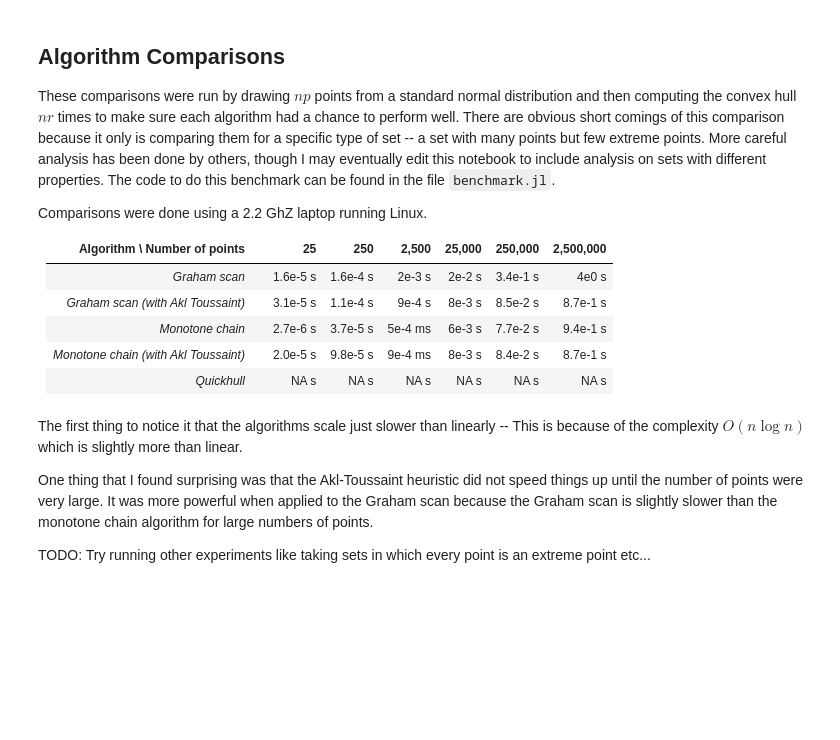
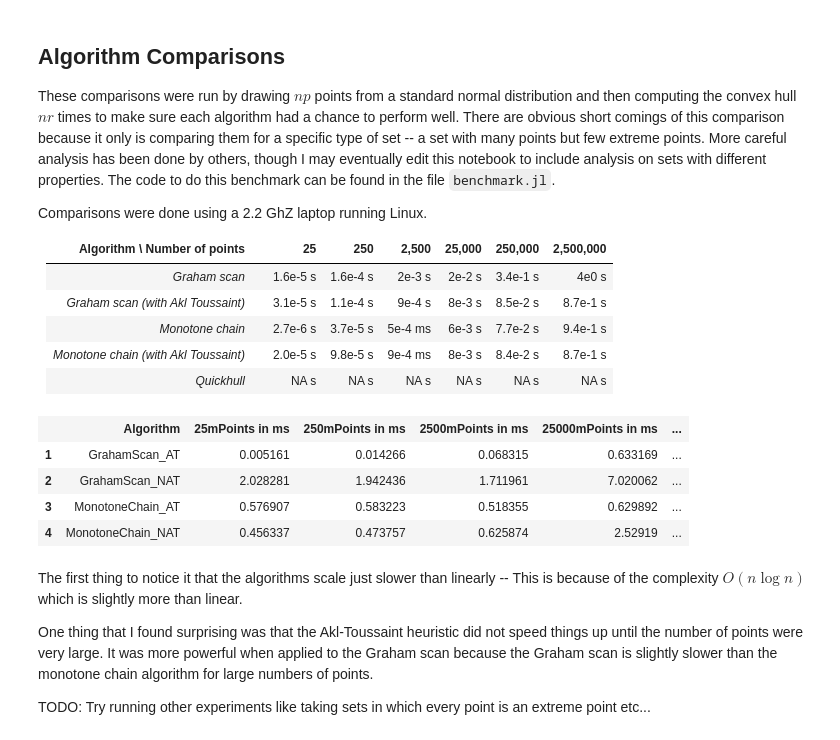
Before and after one commit to cc7768/CHull2d.jl, a Jupyter notebook: Notebook/ConvexHulls.ipynb, the cells around one changed output. Saved outputs shown, nothing was run; the diff lists cells and outputs as text; code cells hidden in the pictures; blank space fills up the shorter version.

```diff
--- a/Notebook/ConvexHulls.ipynb
+++ b/Notebook/ConvexHulls.ipynb
@@ -262,6 +133,36 @@ Comparisons were done using a 2.2 GhZ laptop running Linux.
 | *Monotone chain* | | 2.7e-6 s | 3.7e-5 s | 5e-4 ms | 6e-3 s | 7.7e-2 s | 9.4e-1 s |
 | *Monotone chain (with Akl Toussaint)* | | 2.0e-5 s | 9.8e-5 s | 9e-4 ms | 8e-3 s | 8.4e-2 s | 8.7e-1 s |
 | *Quickhull* | | NA s | NA s | NA s | NA s | NA s | NA s |
+# %%
+point_vec = [25, 250, 2500, 25_000, 250_000, 2_500_000]
+points_array = [[Point(randn(), randn()) for i=1:p] for p in point_vec]
+df_times = DataFrame(Algorithm=["GrahamScan_AT", "GrahamScan_NAT",
+                                "MonotoneChain_AT", "MonotoneChain_NAT"])
+
+fill_times = Array(Float64, length(point_vec), 2)
+
+for (i_pt, pt) in enumerate(point_vec)
+
+    # Pull out current number of points
+    curr_pts = points_array[i_pt]
+
+    # Time with and without Akl Toussaint pruning
+    gs_at = @benchmark convexhull($curr_pts; algorithm=:GrahamScan, _at=true)
+    gs_nat = @benchmark convexhull($curr_pts; algorithm=:GrahamScan, _at=false)
+    mc_at = @benchmark convexhull($curr_pts; algorithm=:MonotoneChain, _at=true)
+    mc_nat = @benchmark convexhull($curr_pts; algorithm=:MonotoneChain, _at=false)
+
+    timings = [time(gs_at), time(gs_nat), time(mc_at), time(mc_nat)]
+    df_times[symbol(string(pt) * " Points in ms")] = timings ./ 1e6
+end
+# %%
+df_times
+# %% [output]
+|  | Algorithm | 25mPoints in ms | 250mPoints in ms | 2500mPoints in ms | 25000mPoints in ms | ... |
+| 1 | GrahamScan_AT | 0.005161 | 0.014266 | 0.068315 | 0.633169 | ... |
+| 2 | GrahamScan_NAT | 2.028281 | 1.942436 | 1.711961 | 7.020062 | ... |
+| 3 | MonotoneChain_AT | 0.576907 | 0.583223 | 0.518355 | 0.629892 | ... |
+| 4 | MonotoneChain_NAT | 0.456337 | 0.473757 | 0.625874 | 2.52919 | ... |
 # %% [markdown]
 The first thing to notice it that the algorithms scale just slower than linearly -- This is because of the complexity $O(n \log n)$ which is slightly more than linear.
 
```
Also changed, not shown: parts of 11 cells of this notebook, 3 other files.
